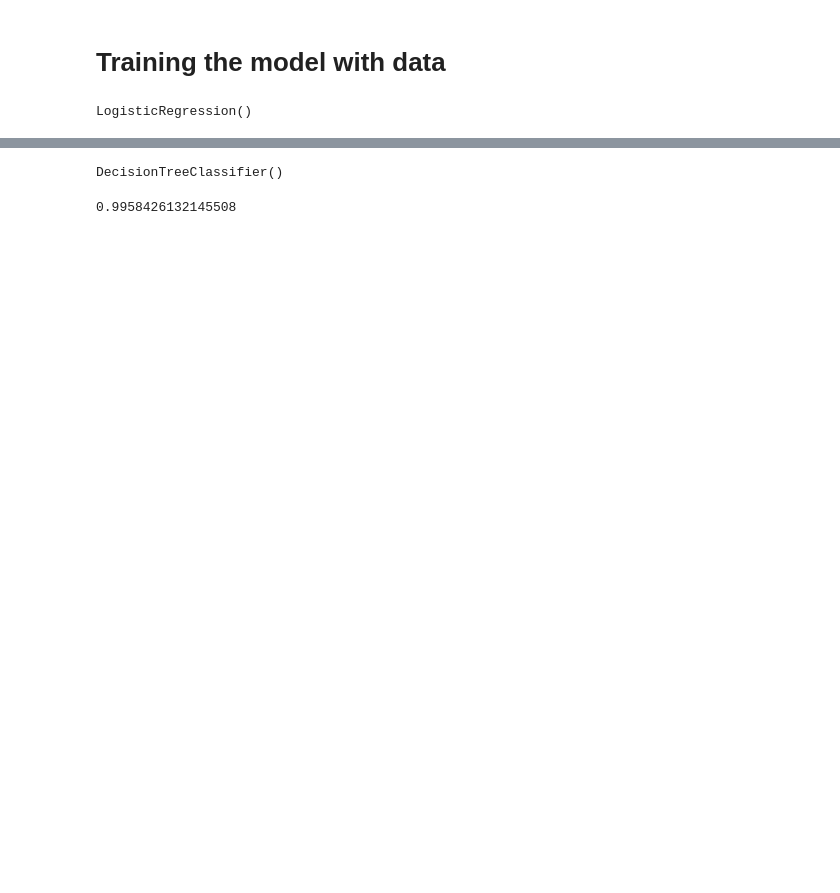
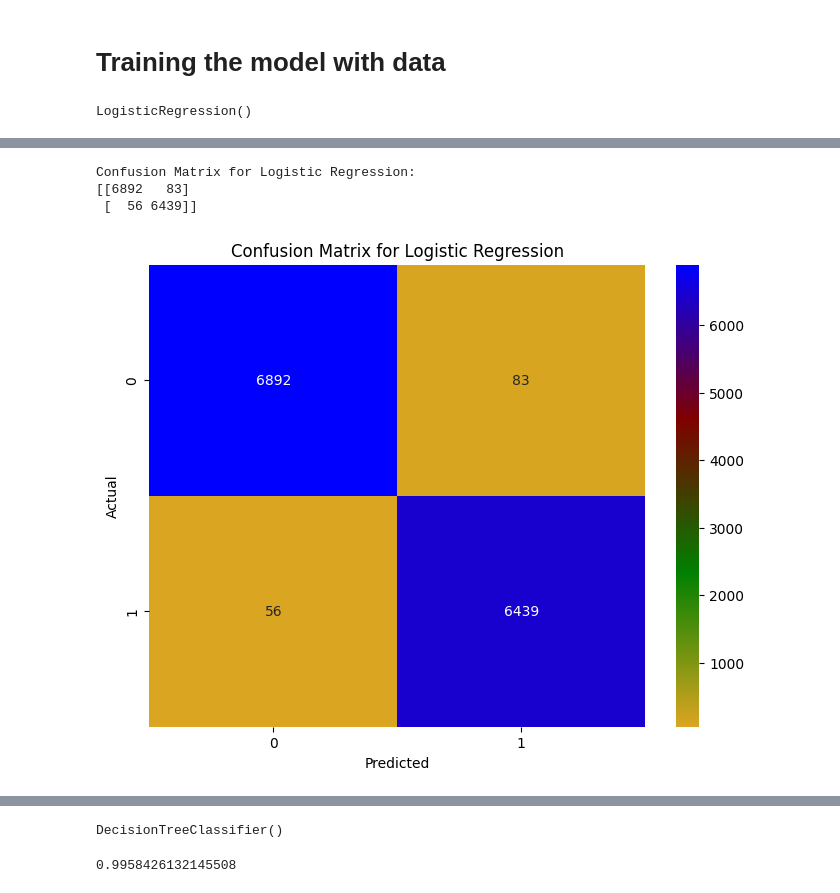
Before and after one commit to Harry30363/Fake_News_Detection_Proj, a Jupyter notebook: Fake_News_Detection_Project.ipynb, the cells around one changed output, grey strips where cells are left out. Cells and saved outputs as stored; diff of their text form; code cells hidden in the pictures; blank space fills up the shorter version.

```diff
--- a/Fake_News_Detection_Project.ipynb
+++ b/Fake_News_Detection_Project.ipynb
@@ -307,2 +309,38 @@ weighted avg       0.99      0.99      0.99     13470
+# %%
+from sklearn.metrics import confusion_matrix
+
+# Generate confusion matrix
+conf_matrix_lr = confusion_matrix(y_test, pred_lr)
+
+# Print the confusion matrix
+print("Confusion Matrix for Logistic Regression:")
+print(conf_matrix_lr)
+# %% [output]
+Confusion Matrix for Logistic Regression:
+[[6892   83]
+ [  56 6439]]
+# %%
+import seaborn as sns
+import matplotlib.pyplot as plt
+from matplotlib.colors import LinearSegmentedColormap
+
+# Define custom colors
+colors = [(0.855, 0.647, 0.125),  # Golden
+          (0.0, 0.502, 0.0),      # Green
+          (0.502, 0.0, 0.0),      # Maroon
+          (0.0, 0.0, 1.0)]        # Blue
+
+# Define custom colormap
+custom_cmap = LinearSegmentedColormap.from_list("custom_colormap", colors)
+
+# Plotting the confusion matrix heatmap with custom colors
+plt.figure(figsize=(8, 6))
+sns.heatmap(conf_matrix_lr, annot=True, fmt='d', cmap=custom_cmap)
+plt.title('Confusion Matrix for Logistic Regression')
+plt.xlabel('Predicted')
+plt.ylabel('Actual')
+plt.show()
+# %% [output]
+[figure, added]
 # %% [markdown]
 # Using Decision Tree Classifier
```
Also changed, not shown: parts of 44 cells of this notebook.
